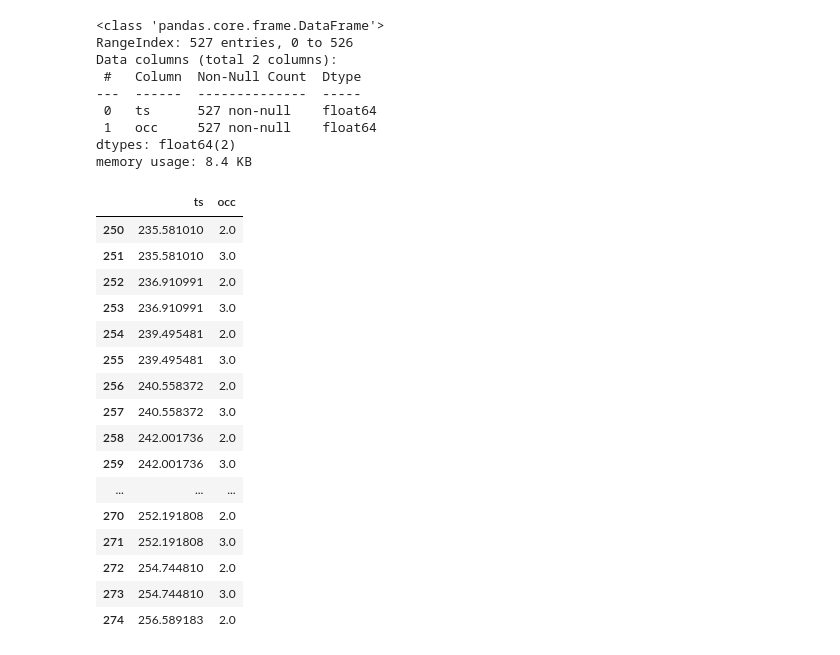
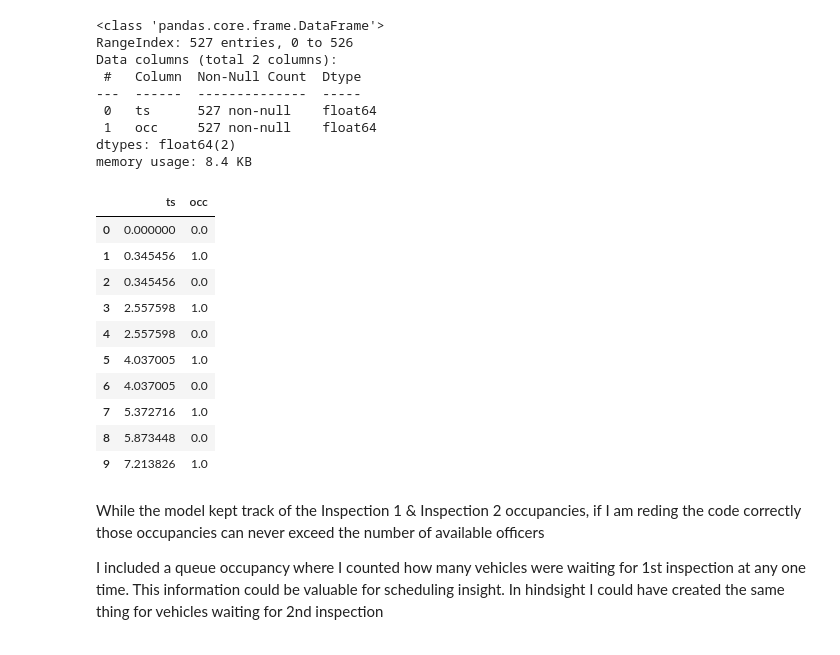
Before and after one commit to MickiRhen/rhenhw3, a Jupyter notebook: notebooks/rhenhw3_simulation.ipynb, the cells around one changed output. Cells and saved outputs as stored; diff of their text form; code cells hidden in the pictures.

```diff
--- a/notebooks/rhenhw3_simulation.ipynb
+++ b/notebooks/rhenhw3_simulation.ipynb
@@ -598,23 +621,21 @@ Data columns (total 2 columns):
  1   occ     527 non-null    float64
 dtypes: float64(2)
 memory usage: 8.4 KB
-# %%
-insp1_occupancy_df.iloc[250:275,]
-# %% [output]
-|  | ts | occ |
-| 250 | 235.581010 | 2.0 |
-| 251 | 235.581010 | 3.0 |
-| 252 | 236.910991 | 2.0 |
-| 253 | 236.910991 | 3.0 |
-| 254 | 239.495481 | 2.0 |
-| 255 | 239.495481 | 3.0 |
-| 256 | 240.558372 | 2.0 |
-| 257 | 240.558372 | 3.0 |
-| 258 | 242.001736 | 2.0 |
-| 259 | 242.001736 | 3.0 |
-| ... | ... | ... |
-| 270 | 252.191808 | 2.0 |
-| 271 | 252.191808 | 3.0 |
-| 272 | 254.744810 | 2.0 |
-| 273 | 254.744810 | 3.0 |
-| 274 | 256.589183 | 2.0 |
+# %%
+q_occupancy_df.head(10)
+# %% [output]
+|  | ts | occ |
+| 0 | 0.000000 | 0.0 |
+| 1 | 0.345456 | 1.0 |
+| 2 | 0.345456 | 0.0 |
+| 3 | 2.557598 | 1.0 |
+| 4 | 2.557598 | 0.0 |
+| 5 | 4.037005 | 1.0 |
+| 6 | 4.037005 | 0.0 |
+| 7 | 5.372716 | 1.0 |
+| 8 | 5.873448 | 0.0 |
+| 9 | 7.213826 | 1.0 |
+# %% [markdown]
+While the model kept track of the Inspection 1 & Inspection 2 occupancies, if I am reding the code correctly those occupancies can never exceed the number of available officers
+
+I included a queue occupancy where I counted how many vehicles were waiting for 1st inspection at any one time.  This information could be valuable for scheduling insight.  In hindsight I could have created the same thing for vehicles waiting for 2nd inspection
```
Also changed, not shown: parts of 16 cells of this notebook.
